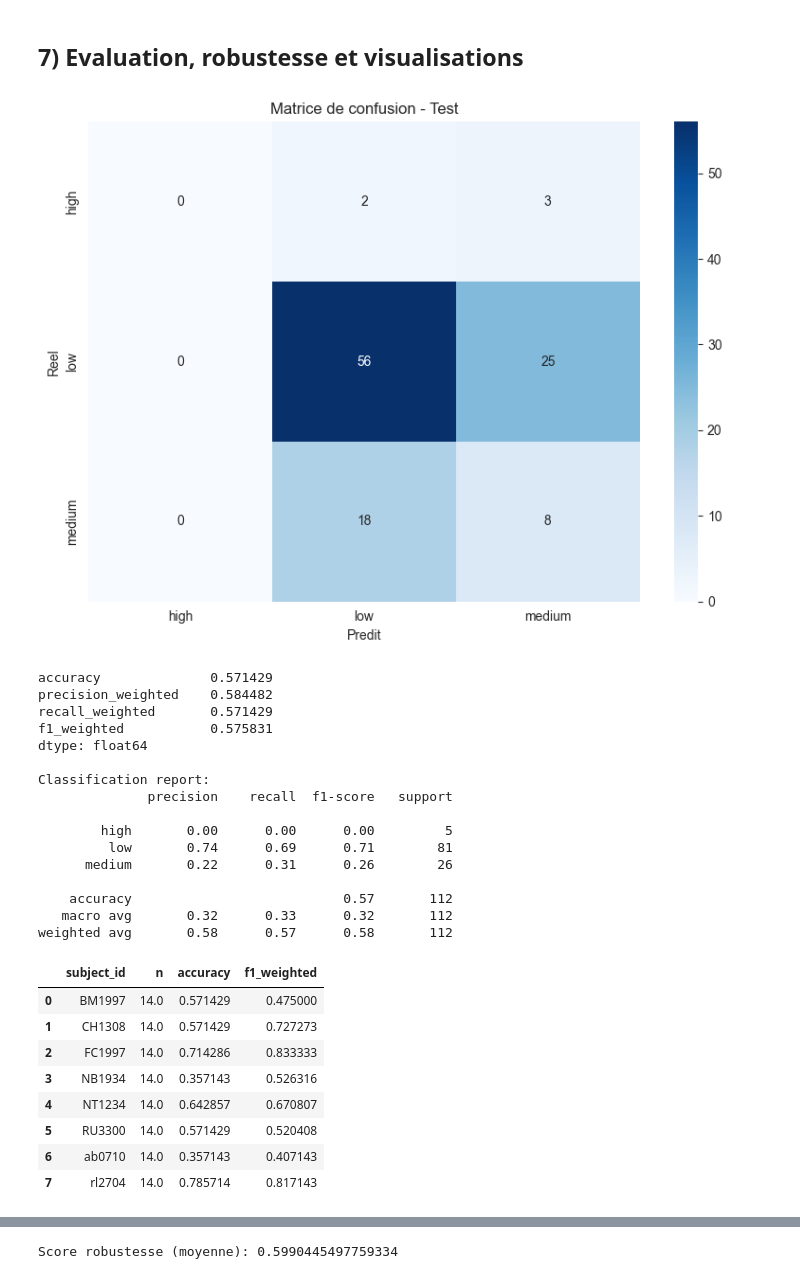
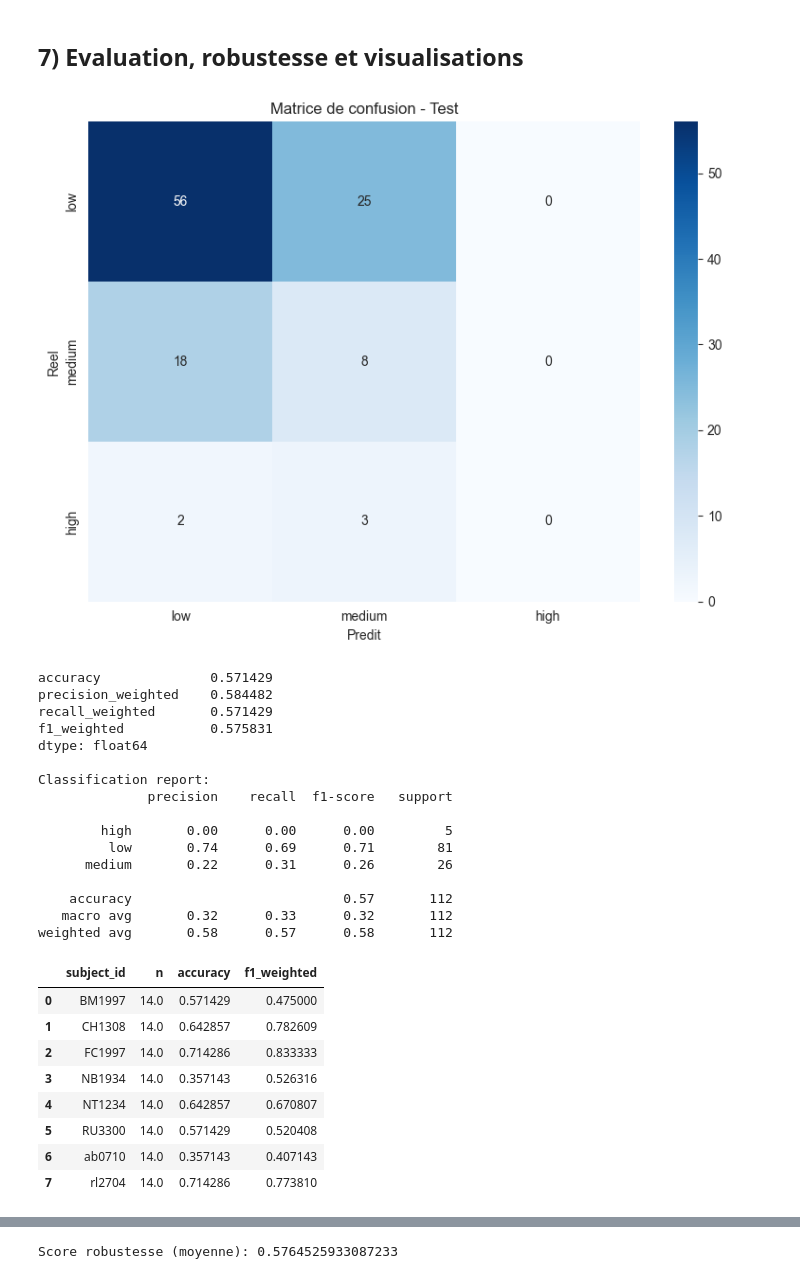
Before and after one commit to LucasCrmt/cybersickness-early-detection, a Jupyter notebook: cybersickness/RandomForest.ipynb, the cells around one changed output, grey strips where cells are left out. Saved outputs shown, nothing was run; the diff lists cells and outputs as text; code cells hidden in the pictures.

Commit message:
feat: merge pipeline + fix

```diff
--- a/cybersickness/RandomForest.ipynb
+++ b/cybersickness/RandomForest.ipynb
@@ -44,7 +46,7 @@ print(f"Seed globale: {SEED}")
 ## 1) Profils modulaires
 # %%
 # Ajuster ces profils pour chaque experience
-# Template source: rf_pipeline/config.py (markdown a copier-coller)
+# Template source: pipeline/config.md (markdown a copier-coller)
 
 DATA_PROFILE = {
     "source": "csv",
@@ -73,20 +75,12 @@ DATA_PROFILE = {
     "subject_id_count_hint": 42,
 }
 
-REPRESENTATION_PROFILE = {
-    "approach": "A",
-    "drop_time_column": True,
-    "aggregated_stats": ["mean", "std", "min", "max", "median", "q25", "q75", "slope"],
-    "window_length": 60,
-    "window_stride": 30,
-}
-
 PREPROCESS_PROFILE = {
     "clip_quantiles": [0.01, 0.99],
     "imputation_strategy": "median",
     "drop_low_information_features": True,
     "min_valid_features": 1,
-    "normalization": None,  # None | "standard" | "minmax"
+    "normalization": "standard",  # None | "standard" | "minmax"
 }
 
 TARGET_PROFILE = {
@@ -104,8 +98,8 @@ TARGET_PROFILE = {
 }
 
 MODEL_PROFILE = {
-    "model_type": "random_forest",  # random
-    "task_type": "regression",  # classification / regression
+    "model_type": "random_forest",  # random_forest / xgboost
+    "task_type": "classification",  # classification / regression
     "split_method": "group",        # group / random
     "test_size": 0.20,
     "val_size": 0.20,
@@ -125,7 +119,7 @@ OUTPUT_PROFILE = {
 
 print("Profils charges depuis la cellule notebook (template config.py)")
 print("Data source :", DATA_PROFILE["source"])
-print("Approche :", REPRESENTATION_PROFILE["approach"])
+print("Modèle :", MODEL_PROFILE["model_type"])
 print("Tache :", MODEL_PROFILE["task_type"])
 print("Target source :", TARGET_PROFILE["source"])
 print("Mode cible :", TARGET_PROFILE.get("target_mode", "n/a"))
@@ -286,6 +296,7 @@ pred_test, metrics, classification_text_report = evaluate_test_set(
     X_test_imp=X_test_imp,
     y_test=y_test,
     model_profile=MODEL_PROFILE,
+    target_profile=TARGET_PROFILE,
     show_plots=True,
 )
 
@@ -293,34 +304,34 @@ print(pd.Series(metrics))
 if classification_text_report is not None:
     print("\nClassification report:")
     print(classification_text_report)
 
 by_subject = evaluate_by_subject(
     dataset_df=dataset_df,
     test_idx=test_idx,
     y_test=y_test,
     pred_test=pred_test,
     model_profile=MODEL_PROFILE,
 )
 display(by_subject.head(20))
 
 noise_scores = evaluate_robustness(
     final_model=final_model,
     X_test_imp=X_test_imp,
     y_test=y_test,
     model_profile=MODEL_PROFILE,
     eval_profile=EVAL_PROFILE,
     seed=SEED,
     show_plot=True,
 )
 print("Score robustesse (moyenne):", float(np.mean(noise_scores)))
 
 imp_df = plot_feature_importance(final_model, feature_cols, top_n=15)
 if imp_df is not None:
     display(imp_df.head(20))
 
 plot_pca_if_classification(X_test_imp, y_test, MODEL_PROFILE, seed=SEED)
 # %% [output]
-[figure, old version]
+[figure, new version]
 accuracy              0.571429
 precision_weighted    0.584482
 recall_weighted       0.571429
@@ -339,10 +350,10 @@ Classification report:
 weighted avg       0.58      0.57      0.58       112
 |  | subject_id | n | accuracy | f1_weighted |
 | 0 | BM1997 | 14.0 | 0.571429 | 0.475000 |
-| 1 | CH1308 | 14.0 | 0.571429 | 0.727273 |
+| 1 | CH1308 | 14.0 | 0.642857 | 0.782609 |
 | 2 | FC1997 | 14.0 | 0.714286 | 0.833333 |
 | 3 | NB1934 | 14.0 | 0.357143 | 0.526316 |
 | 4 | NT1234 | 14.0 | 0.642857 | 0.670807 |
 | 5 | RU3300 | 14.0 | 0.571429 | 0.520408 |
 | 6 | ab0710 | 14.0 | 0.357143 | 0.407143 |
-| 7 | rl2704 | 14.0 | 0.785714 | 0.817143 |
+| 7 | rl2704 | 14.0 | 0.714286 | 0.773810 |
@@ -350 +361 @@ weighted avg       0.58      0.57      0.58       112
-Score robustesse (moyenne): 0.5990445497759334
+Score robustesse (moyenne): 0.5764525933087233
```
Also changed, not shown: parts of 10 cells of this notebook, 15 other files.
